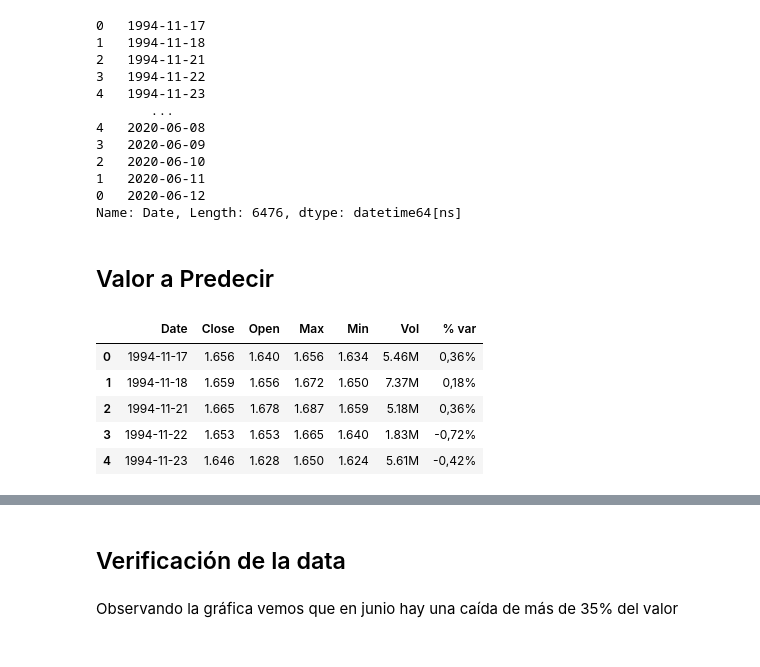
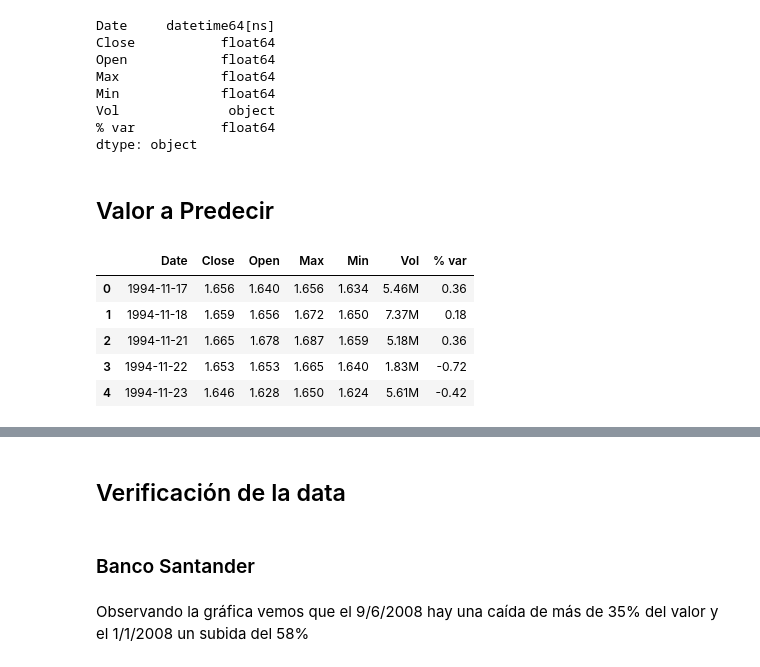
Before and after one commit to alfongoma/TFM, a Jupyter notebook: history_data.ipynb, the cells around one changed output, grey strips where cells are left out. Cells and saved outputs as stored; diff of their text form; code cells hidden in the pictures.

```diff
--- a/history_data.ipynb
+++ b/history_data.ipynb
@@ -59,6 +60,15 @@ for stock in dict_stocks.keys():
             appended_data.append(df)
 
     dict_of_df[name_df] = pd.concat(appended_data)
+    # Convertimos el string en Date
     dict_of_df[name_df]['Date'] = pd.to_datetime(dict_of_df[name_df]['Date'],format="%d.%m.%Y")
+
+    # Convertimos el string en float y cambiamos los - por Nan
     dict_of_df[name_df]['Vol'] = dict_of_df[name_df]['Vol'].str.replace(',','.')
+    dict_of_df[name_df]['Vol'] = dict_of_df[name_df]['Vol'].replace('-', np.nan, regex=True)
+
+    # % Var los convertimos en float
+    dict_of_df[name_df]['% var'] = dict_of_df[name_df]['% var'].str.replace('%','').str.replace('.','').str.replace(',','.').astype(float)
+
+    # Ordenamos el df por fecha ascendente
     dict_of_df[name_df] = dict_of_df[name_df].sort_values(by=['Date'],ascending=True)
@@ -81,34 +75,31 @@ def convert_volume(volume):
 # %%
-dict_of_df['df_san']['Date'].apply(convert_volume)
+dict_of_df['df_san'].dtypes
 # %% [output]
-0   1994-11-17
-1   1994-11-18
-2   1994-11-21
-3   1994-11-22
-4   1994-11-23
-       ...
-4   2020-06-08
-3   2020-06-09
-2   2020-06-10
-1   2020-06-11
-0   2020-06-12
-Name: Date, Length: 6476, dtype: datetime64[ns]
+Date     datetime64[ns]
+Close           float64
+Open            float64
+Max             float64
+Min             float64
+Vol              object
+% var           float64
+dtype: object
 # %% [markdown]
 ## Valor a Predecir
 # %%
 # Definimos el valor que queremos predecir
-stock_predict = 'SAN'
+def stock_predict(stock_predict):
+    return dict_of_df['df_' + stock_predict.lower()]
 # %%
-df_stock = dict_of_df['df_' + stock_predict.lower()]
+df_stock = stock_predict('SAN')
 df_stock.head(5)
 #df_stock.dtypes
 # %% [output]
 |  | Date | Close | Open | Max | Min | Vol | % var |
-| 0 | 1994-11-17 | 1.656 | 1.640 | 1.656 | 1.634 | 5.46M | 0,36% |
-| 1 | 1994-11-18 | 1.659 | 1.656 | 1.672 | 1.650 | 7.37M | 0,18% |
-| 2 | 1994-11-21 | 1.665 | 1.678 | 1.687 | 1.659 | 5.18M | 0,36% |
-| 3 | 1994-11-22 | 1.653 | 1.653 | 1.665 | 1.640 | 1.83M | -0,72% |
-| 4 | 1994-11-23 | 1.646 | 1.628 | 1.650 | 1.624 | 5.61M | -0,42% |
+| 0 | 1994-11-17 | 1.656 | 1.640 | 1.656 | 1.634 | 5.46M | 0.36 |
+| 1 | 1994-11-18 | 1.659 | 1.656 | 1.672 | 1.650 | 7.37M | 0.18 |
+| 2 | 1994-11-21 | 1.665 | 1.678 | 1.687 | 1.659 | 5.18M | 0.36 |
+| 3 | 1994-11-22 | 1.653 | 1.653 | 1.665 | 1.640 | 1.83M | -0.72 |
+| 4 | 1994-11-23 | 1.646 | 1.628 | 1.650 | 1.624 | 5.61M | -0.42 |
 # %%
 # Create figure
 fig = go.Figure()
@@ -163,5 +154,7 @@ fig.show()
 [interactive output not drawn]
 # %% [markdown]
 ## Verificación de la data
+# %% [markdown]
+### Banco Santander
 # %% [markdown]
-Observando la gráfica vemos que en junio hay una caída de más de 35% del valor
+Observando la gráfica vemos que el 9/6/2008 hay una caída de más de 35% del valor y el 1/1/2008 un subida del 58%
```
Also changed, not shown: parts of 14 cells of this notebook, 1 other file.
